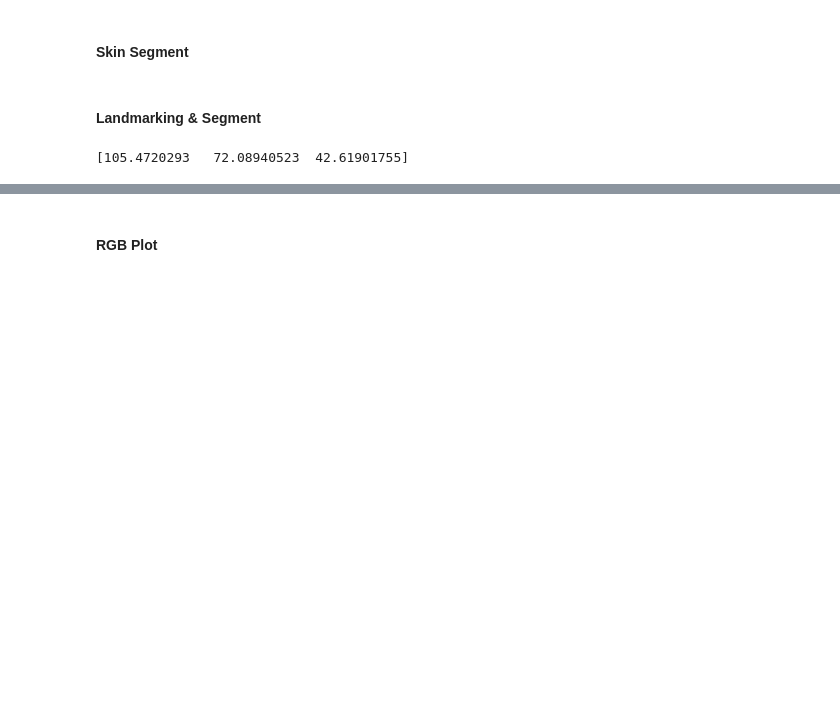
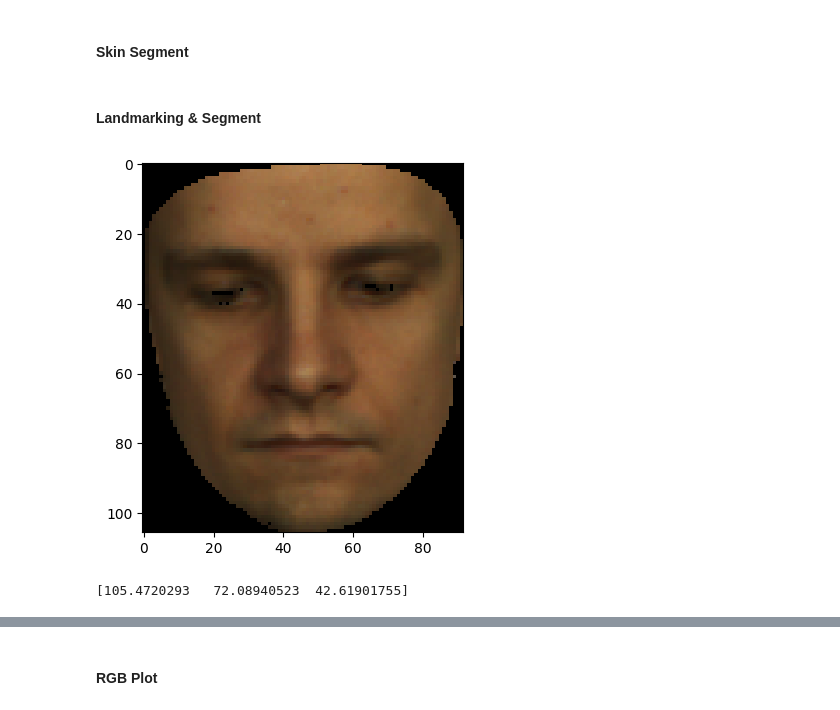
Before and after one commit to Ren1100/remote-PPG, a Jupyter notebook: test.ipynb, the cells around one changed output, grey strips where cells are left out. Drawn from its saved outputs; the diff is of its cells as text; code cells hidden in the pictures; blank space fills up the shorter version.

```diff
--- a/test.ipynb
+++ b/test.ipynb
@@ -355,41 +356,49 @@ while i_cnt >= idx_frame_start and i_cnt <= idx_frame_end:
         cropped_face = masked_face[y:y+h, x:x+w]
 
         # Convert the resized masked face region to YCrCb color space
         ycrcb_face = cv2.cvtColor(cropped_face, cv2.COLOR_BGR2YCrCb)
+        hsv_face = cv2.cvtColor(cropped_face, cv2.COLOR_BGR2HSV)
 
         # Define skin color range in YCrCb
-        lower_skin = np.array([0, 133, 77], dtype=np.uint8)
-        upper_skin = np.array([255, 173, 127], dtype=np.uint8)
+        # lower_skin_ycrcb = np.array([0, 133, 77], dtype=np.uint8)
+        # upper_skin_ycrcb = np.array([255, 173, 127], dtype=np.uint8)
+
+        lower_skin_hsv = np.array([0, 15, 0], dtype=np.uint8)
+        upper_skin_hsv = np.array([17, 170, 255], dtype=np.uint8)
 
         # Create a skin mask based on the YCrCb color range
-        skin_mask = cv2.inRange(ycrcb_face, lower_skin, upper_skin)
+        # skin_mask_ycrcb = cv2.inRange(ycrcb_face, lower_skin_ycrcb, upper_skin_ycrcb)
+        skin_mask_hsv = cv2.inRange(hsv_face, lower_skin_hsv, upper_skin_hsv)
+
+        # skin_mask_hscrcb = cv2.bitwise_and(skin_mask_ycrcb, skin_mask_hsv)
 
         # Apply the skin mask to extract only the skin regions
-        skin_segmented_face = cv2.bitwise_and(cropped_face, cropped_face, mask=skin_mask)
+        skin_segmented_face = cv2.bitwise_and(cropped_face, cropped_face, mask=skin_mask_hsv)
 
         # Get the number of face pixels in the skin-segmented region
-        n_facepixels = np.sum(skin_mask // 255)
+        n_facepixels = np.sum(skin_mask_hsv // 255)
 
-        # # Display the segmented face result
-        # frame_toshow = cv2.cvtColor(skin_segmented_face, cv2.COLOR_BGR2RGB)
-        # plt.imshow(frame_toshow)
-        # plt.show()
+        # Display the segmented face result
+        frame_toshow = cv2.cvtColor(skin_segmented_face, cv2.COLOR_BGR2RGB)
+        plt.imshow(frame_toshow)
+        plt.show()
 
         # If face pixels are found, calculate the mean RGB values in the skin-segmented face region
         if n_facepixels > 0:
             mean_r = np.sum(skin_segmented_face[:, :, 2]) / n_facepixels
             mean_g = np.sum(skin_segmented_face[:, :, 1]) / n_facepixels
             mean_b = np.sum(skin_segmented_face[:, :, 0]) / n_facepixels
 
             if f_cnt == 0:
                 mean_rgb = np.array([mean_r, mean_g, mean_b])
                 print(mean_rgb)
             else:
                 mean_rgb = np.vstack((mean_rgb, np.array([mean_r, mean_g, mean_b])))
 
     # Increment frame counters
-    # break
+    break
     f_cnt += 1
     i_cnt += 1
 # %% [output]
+[figure, added]
 [105.4720293   72.08940523  42.61901755]
```
Also changed, not shown: parts of 5 cells of this notebook, 1 other file.
